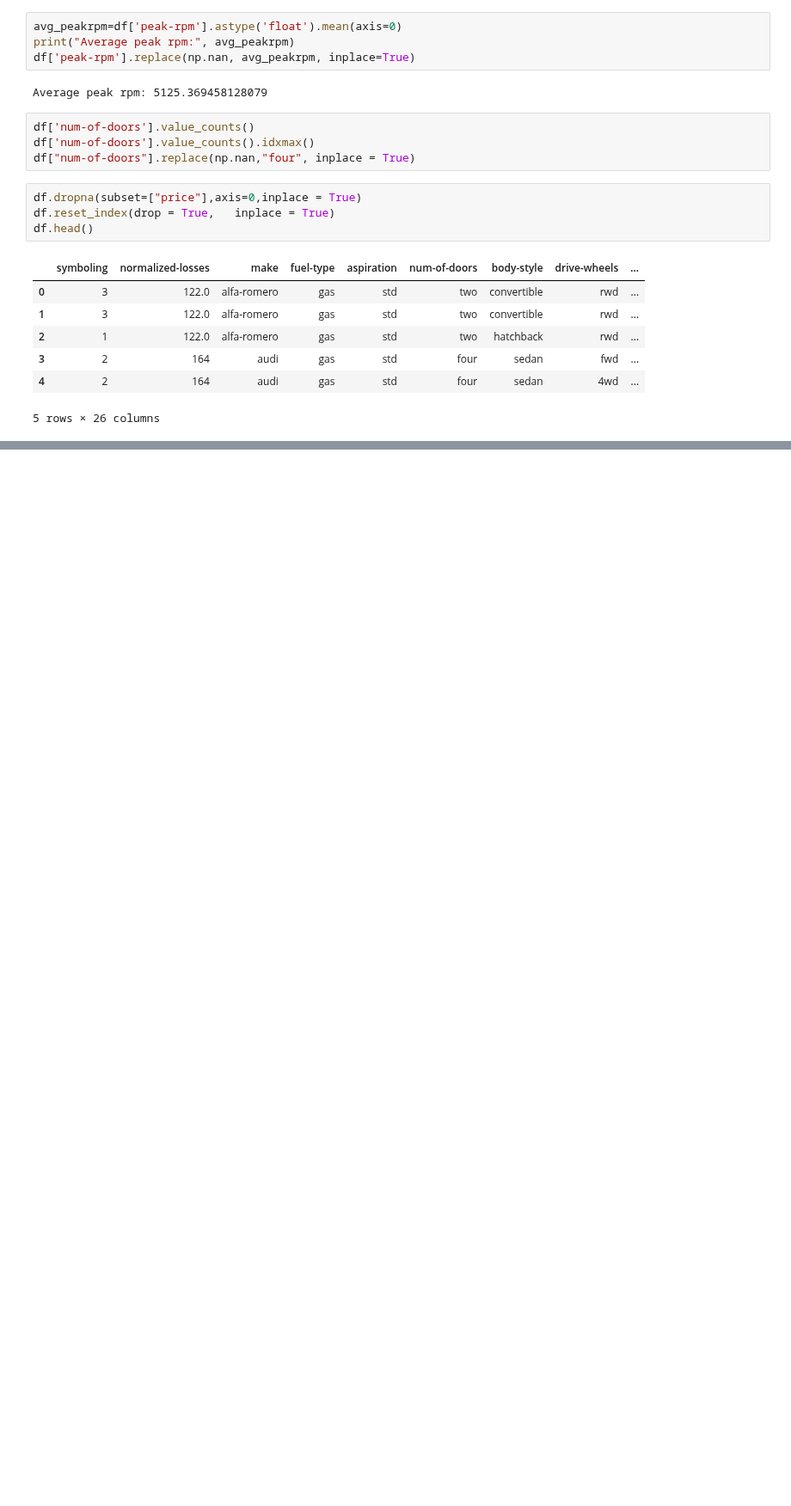
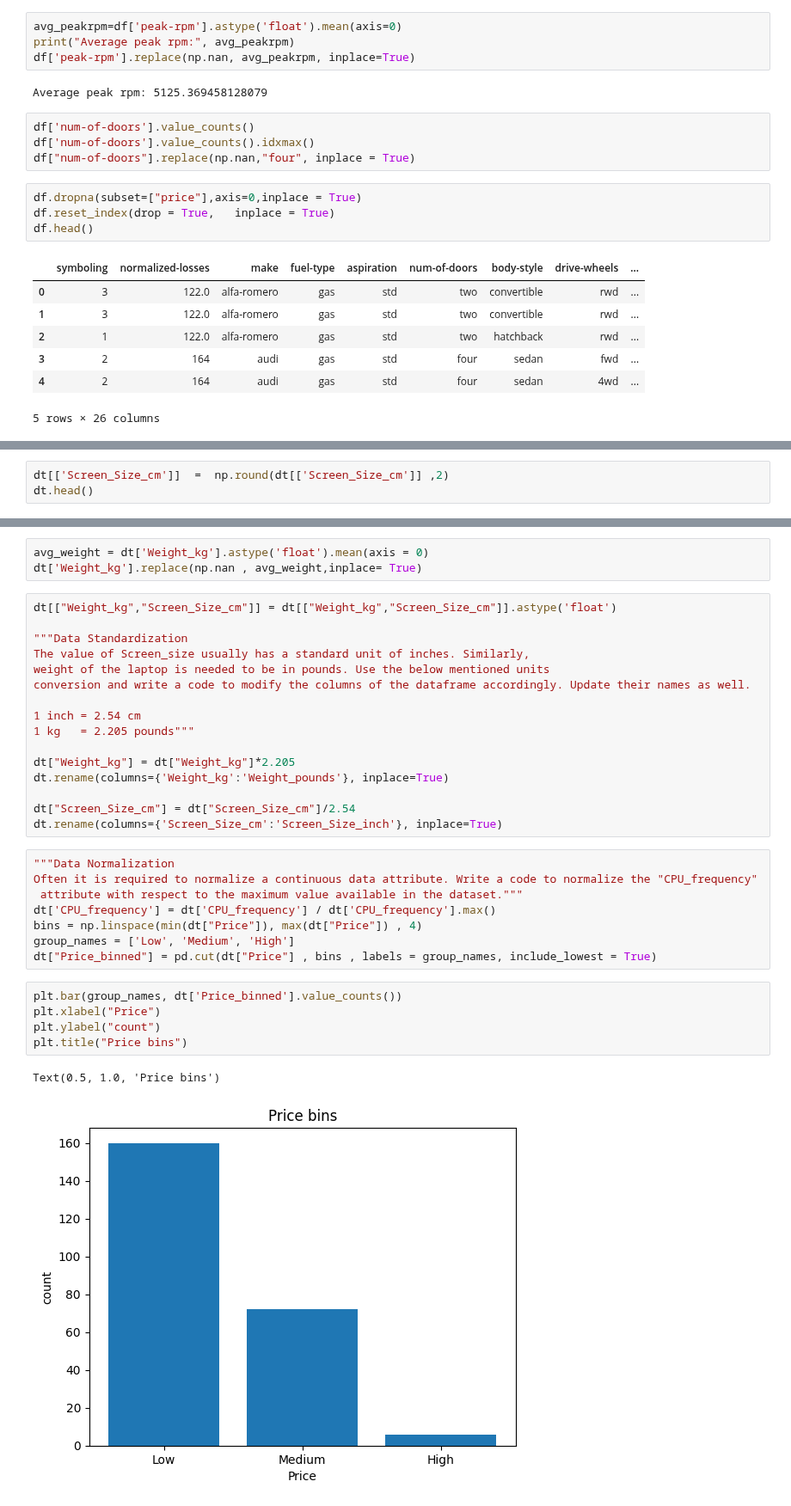
Before and after one commit to Deepakk200/colab_python, a Jupyter notebook: usedcars.ipynb, the cells around one changed output, grey strips where cells are left out. Shown at 86% size. Saved outputs shown, nothing was run; the diff lists cells and outputs as text; blank space fills up the shorter version.

Commit message:
data wrangling practice using laptops.csv

```diff
--- a/usedcars.ipynb
+++ b/usedcars.ipynb
@@ -124,0 +138,3 @@ df.head()
+# %%
+dt[['Screen_Size_cm']]  =  np.round(dt[['Screen_Size_cm']] ,2)
+dt.head()
@@ -124,0 +173,35 @@ df.head()
+# %%
+avg_weight = dt['Weight_kg'].astype('float').mean(axis = 0)
+dt['Weight_kg'].replace(np.nan , avg_weight,inplace= True)
+# %%
+dt[["Weight_kg","Screen_Size_cm"]] = dt[["Weight_kg","Screen_Size_cm"]].astype('float')
+
+"""Data Standardization
+The value of Screen_size usually has a standard unit of inches. Similarly,
+weight of the laptop is needed to be in pounds. Use the below mentioned units
+conversion and write a code to modify the columns of the dataframe accordingly. Update their names as well.
+
+1 inch = 2.54 cm
+1 kg   = 2.205 pounds"""
+
+dt["Weight_kg"] = dt["Weight_kg"]*2.205
+dt.rename(columns={'Weight_kg':'Weight_pounds'}, inplace=True)
+
+dt["Screen_Size_cm"] = dt["Screen_Size_cm"]/2.54
+dt.rename(columns={'Screen_Size_cm':'Screen_Size_inch'}, inplace=True)
+# %%
+"""Data Normalization
+Often it is required to normalize a continuous data attribute. Write a code to normalize the "CPU_frequency"
+ attribute with respect to the maximum value available in the dataset."""
+dt['CPU_frequency'] = dt['CPU_frequency'] / dt['CPU_frequency'].max()
+bins = np.linspace(min(dt["Price"]), max(dt["Price"]) , 4)
+group_names = ['Low', 'Medium', 'High']
+dt["Price_binned"] = pd.cut(dt["Price"] , bins , labels = group_names, include_lowest = True)
+# %%
+plt.bar(group_names, dt['Price_binned'].value_counts())
+plt.xlabel("Price")
+plt.ylabel("count")
+plt.title("Price bins")
+# %% [output]
+Text(0.5, 1.0, 'Price bins')
+[figure, added]
```
Also changed, not shown: parts of 5 cells of this notebook.
